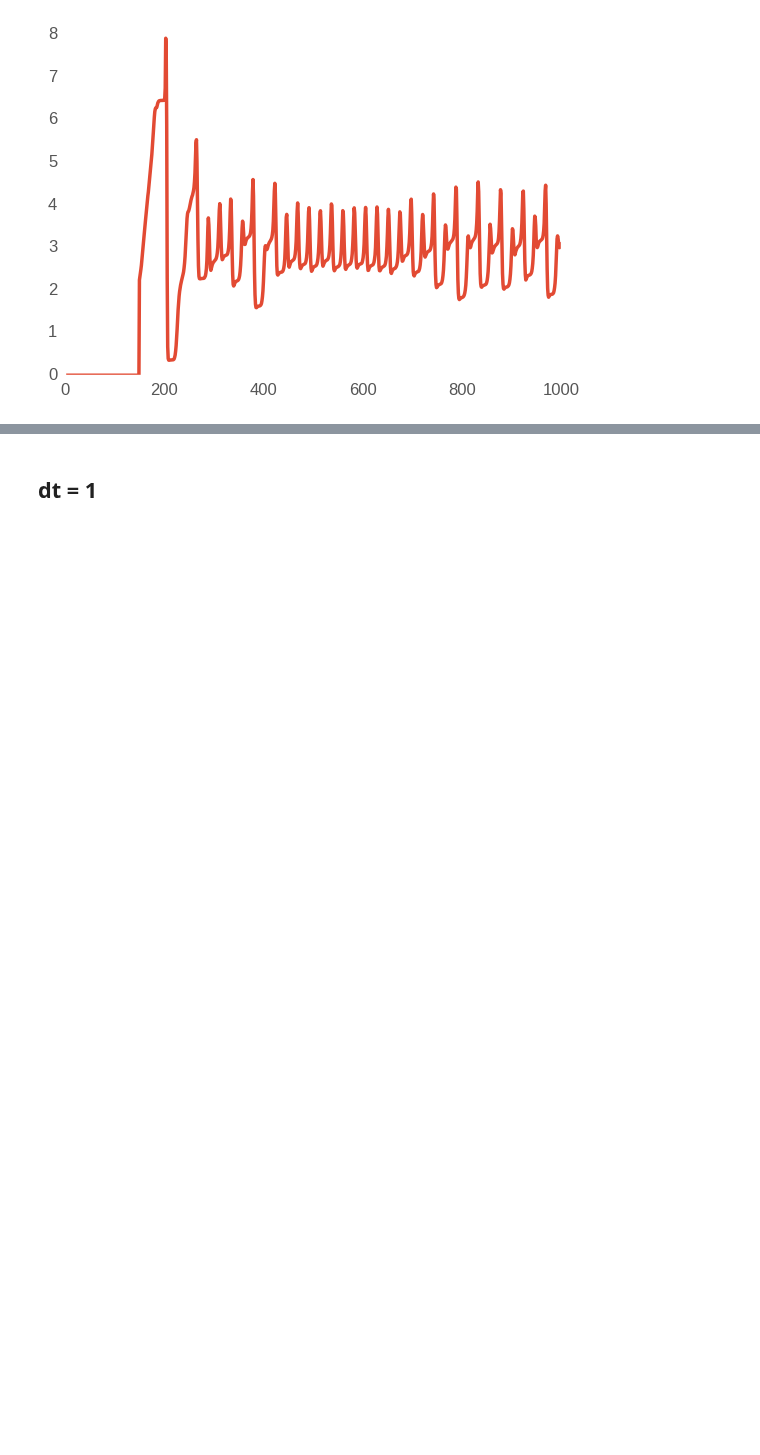
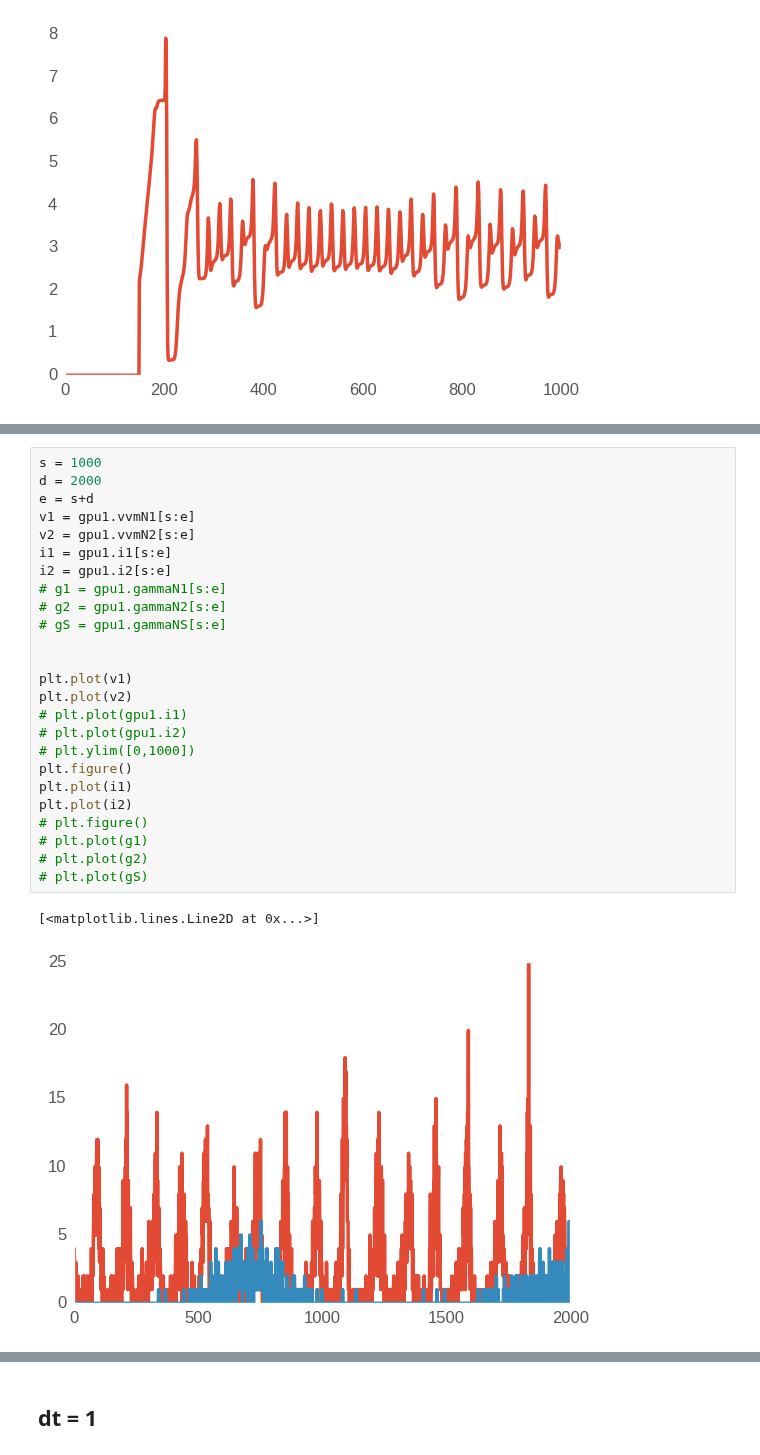
Before and after one commit to gpernelle/cortex, a Jupyter notebook: notebooks/paperSync-debug.ipynb, the cells around one changed output, grey strips where cells are left out. Cells and saved outputs as stored; diff of their text form; blank space fills up the shorter version.

```diff
--- a/notebooks/paperSync-debug.ipynb
+++ b/notebooks/paperSync-debug.ipynb
@@ -146,0 +167,28 @@ gpu1.runTFSimul()
+# %%
+s = 1000
+d = 2000
+e = s+d
+v1 = gpu1.vvmN1[s:e]
+v2 = gpu1.vvmN2[s:e]
+i1 = gpu1.i1[s:e]
+i2 = gpu1.i2[s:e]
+# g1 = gpu1.gammaN1[s:e]
+# g2 = gpu1.gammaN2[s:e]
+# gS = gpu1.gammaNS[s:e]
+
+
+plt.plot(v1)
+plt.plot(v2)
+# plt.plot(gpu1.i1)
+# plt.plot(gpu1.i2)
+# plt.ylim([0,1000])
+plt.figure()
+plt.plot(i1)
+plt.plot(i2)
+# plt.figure()
+# plt.plot(g1)
+# plt.plot(g2)
+# plt.plot(gS)
+# %% [output]
+[<matplotlib.lines.Line2D at 0x...>]
+[figure, added]
```
Also changed, not shown: parts of 7 cells of this notebook, 1 other file.
